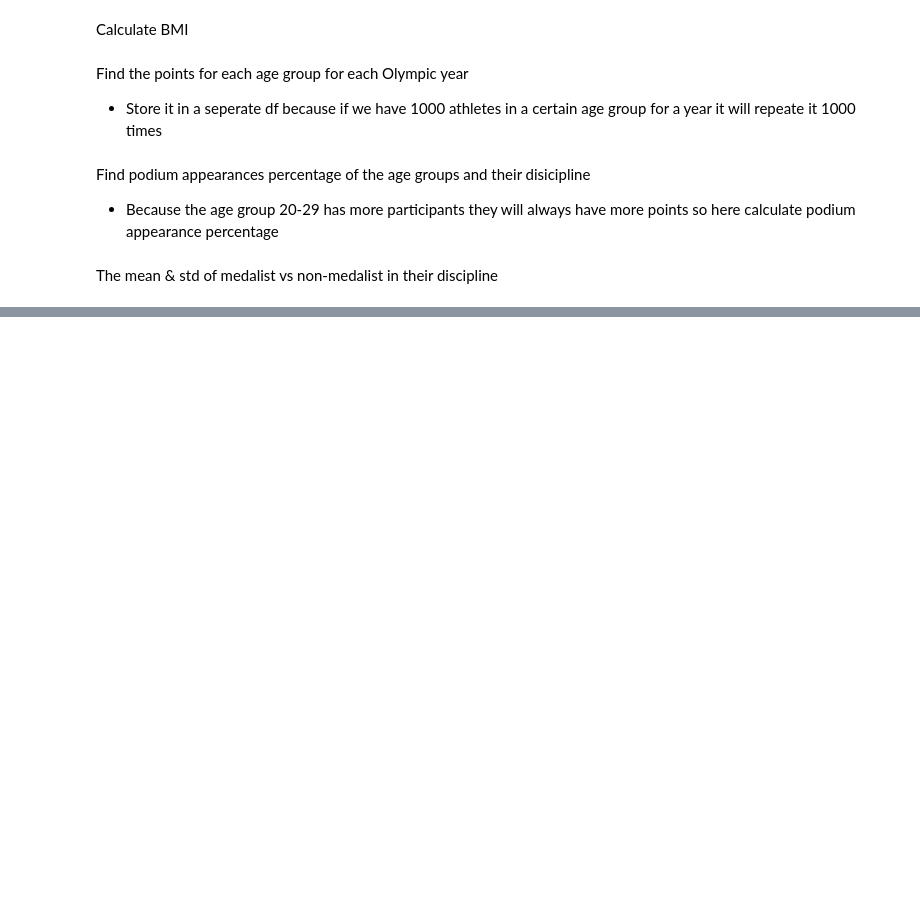
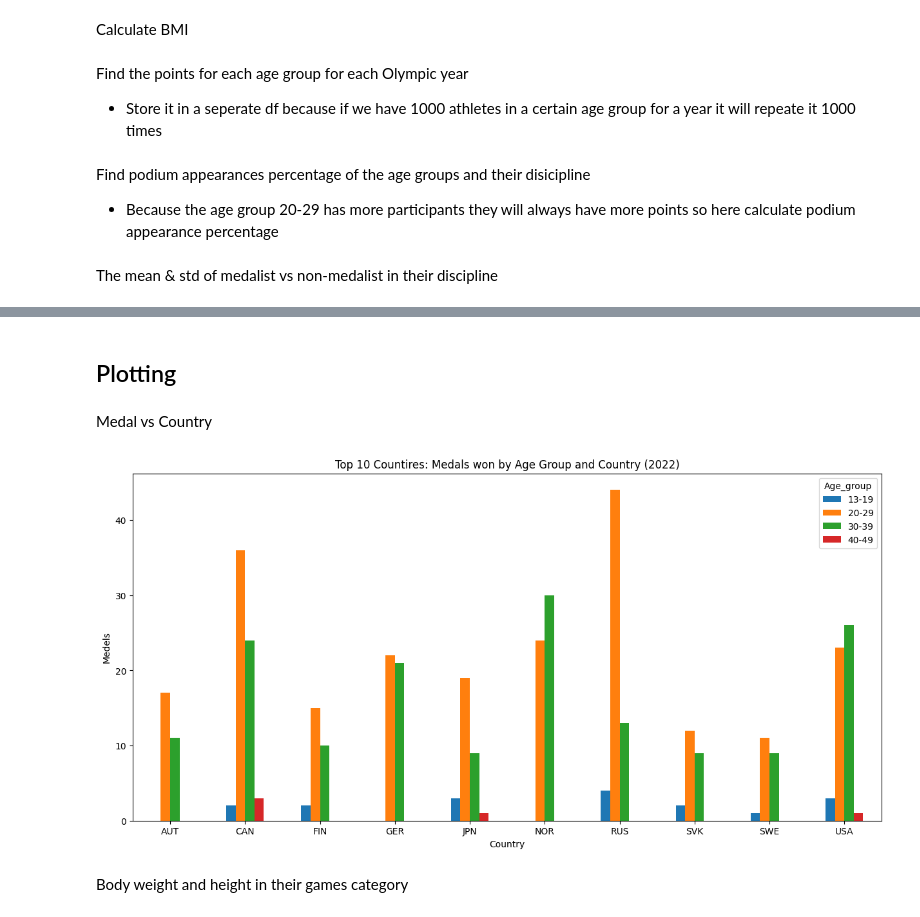
Before and after one commit to ojnny08/olympic-athlete-performance-elt, a Jupyter notebook: notebook/analysis.ipynb, the cells around one changed output, grey strips where cells are left out. Saved outputs shown, nothing was run; the diff lists cells and outputs as text; code cells hidden in the pictures; blank space fills up the shorter version.

```diff
--- a/notebook/analysis.ipynb
+++ b/notebook/analysis.ipynb
@@ -347,22 +346,15 @@ Find podium appearances percentage of the age groups and their disicipline
 - Because the age group 20-29 has more participants they will always have more points so here calculate podium appearance percentage
 # %%
 # Count by medal since points has values of 0
-df_podium_appearance_age = df_merge.groupby(['Games_Year', 'Age_group', 'Discipline_clean']).agg({
+df_podium_appearance_country_age = df_merge.groupby(['Games_Year', 'Country', 'Age_group']).agg({
     'athlete_id' : 'count',
     'Medal' : 'count'
 }).reset_index()
 
-df_podium_appearance_age['Appearance_%'] = ((df_podium_appearance_age['Medal'] / df_podium_appearance_age['athlete_id']) * 100).round(2)
+df_podium_appearance_country_age['Appearance_%'] = ((df_podium_appearance_country_age['Medal'] / df_podium_appearance_country_age['athlete_id']) * 100).round(2)
 
-# Rename for clarity
-df_podium_appearance_age = df_podium_appearance_age.rename(columns={
-    'Games_Year' : 'Year',
-    'Age_group' : 'Age_Group',
-    'athlete_id' : 'Total_Athletes',
-    'Medal' :'Podium_Appearances',
-})
-df_podium_appearance_age
-df_podium_appearance_age.to_csv('../data/processed/podium_appearances_age.csv')
+df_podium_appearance_country_age
+df_podium_appearance_country_age.to_csv('../data/processed/podium_appearances_age.csv')
 # %% [markdown]
 The mean & std of medalist vs non-medalist in their discipline
 # %%
@@ -383,0 +387,23 @@ df_physical_preformance.head()
+# %% [markdown]
+## Plotting
+# %% [markdown]
+Medal vs Country
+# %%
+import matplotlib.pyplot as plt
+
+df_2022 = df_podium_appearance_country_age.query('Games_Year == 2022')
+
+top_countires = df_2022.groupby('Country')['Medal'].sum().nlargest(10).index
+
+df_top = df_2022[df_2022['Country'].isin(top_countires)]
+
+df_top.pivot(index='Country', columns='Age_group', values='Medal').plot(kind='bar', figsize=(15,7))
+
+plt.title('Top 10 Countires: Medals won by Age Group and Country (2022)')
+plt.ylabel('Medels')
+plt.xticks(rotation=0)
+plt.show()
+# %% [output]
+[figure, added]
+# %% [markdown]
+Body weight and height in their games category
```
Also changed, not shown: parts of 7 cells of this notebook, 1 other file.
